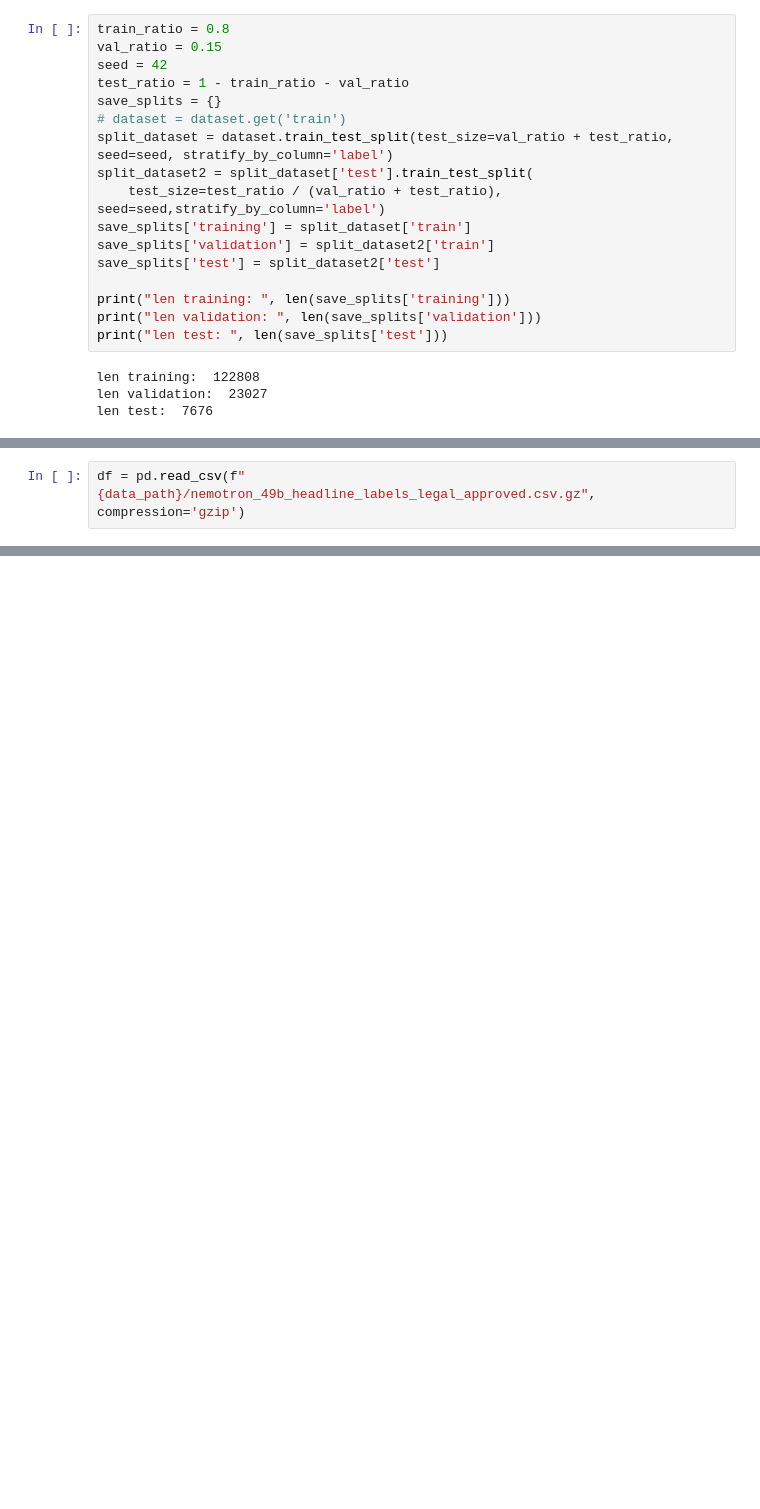
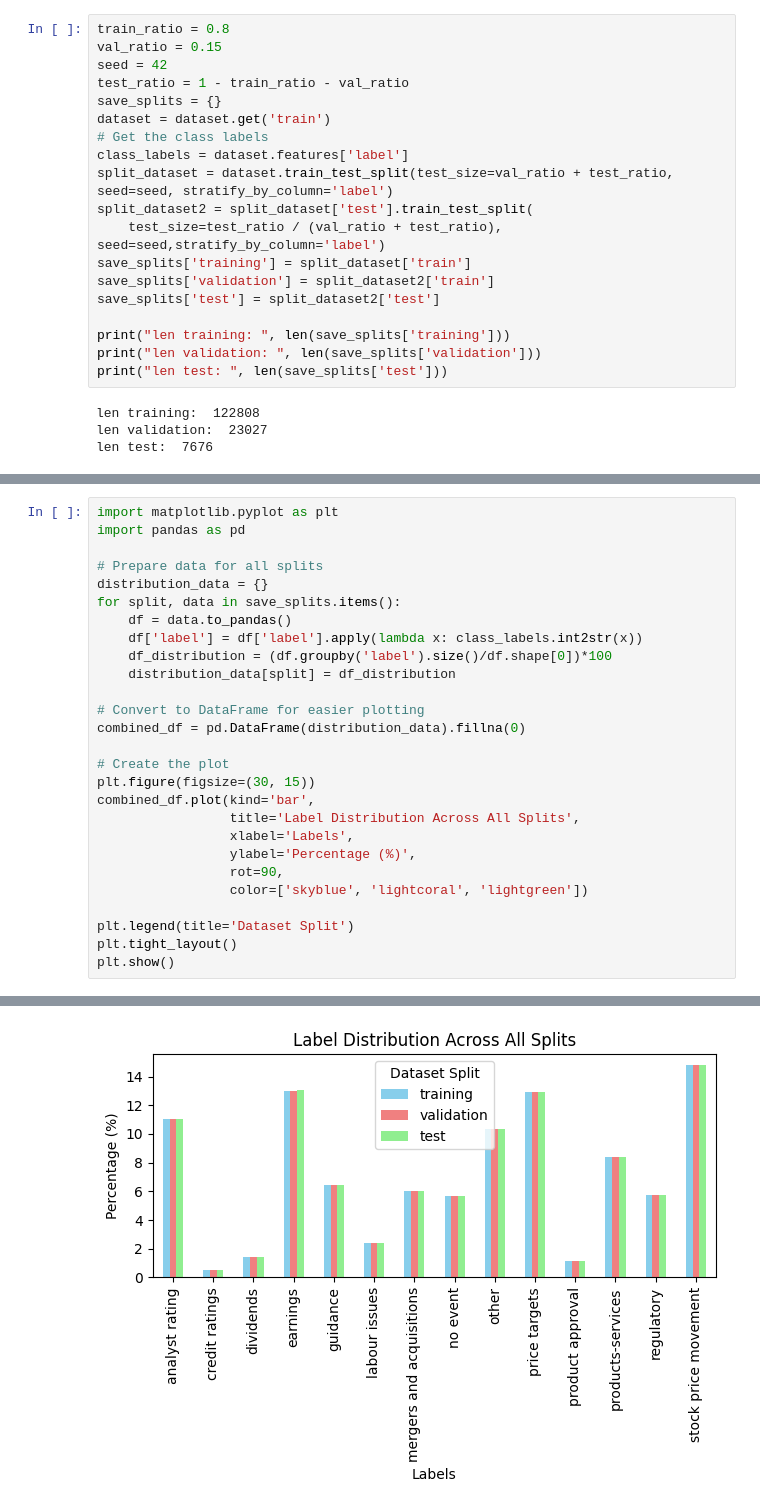
Before and after one commit to guilherme-pombo/nemo_customiser_k8_utils, a Jupyter notebook: nemoms_pythonsdk_lora/1_create_dataset.ipynb, the cells around one changed output, grey strips where cells are left out. Cells and saved outputs as stored; diff of their text form; blank space fills up the shorter version.

Commit message:
stratified dataset splits

```diff
--- a/nemoms_pythonsdk_lora/1_create_dataset.ipynb
+++ b/nemoms_pythonsdk_lora/1_create_dataset.ipynb
@@ -54,7 +47,9 @@ val_ratio = 0.15
 seed = 42
 test_ratio = 1 - train_ratio - val_ratio
 save_splits = {}
-# dataset = dataset.get('train')
+dataset = dataset.get('train')
+# Get the class labels
+class_labels = dataset.features['label']
 split_dataset = dataset.train_test_split(test_size=val_ratio + test_ratio, seed=seed, stratify_by_column='label')
 split_dataset2 = split_dataset['test'].train_test_split(
     test_size=test_ratio / (val_ratio + test_ratio), seed=seed,stratify_by_column='label')
@@ -96,2 +89,28 @@ import pandas as pd
 # %%
-df = pd.read_csv(f"{data_path}/nemotron_49b_headline_labels_legal_approved.csv.gz", compression='gzip')
+import matplotlib.pyplot as plt
+import pandas as pd
+
+# Prepare data for all splits
+distribution_data = {}
+for split, data in save_splits.items():
+    df = data.to_pandas()
+    df['label'] = df['label'].apply(lambda x: class_labels.int2str(x))
+    df_distribution = (df.groupby('label').size()/df.shape[0])*100
+    distribution_data[split] = df_distribution
+
+# Convert to DataFrame for easier plotting
+combined_df = pd.DataFrame(distribution_data).fillna(0)
+
+# Create the plot
+plt.figure(figsize=(30, 15))
+combined_df.plot(kind='bar',
+                 title='Label Distribution Across All Splits',
+                 xlabel='Labels',
+                 ylabel='Percentage (%)',
+                 rot=90,
+                 color=['skyblue', 'lightcoral', 'lightgreen'])
+
+plt.legend(title='Dataset Split')
+plt.tight_layout()
+plt.show()
+# %% [output]
@@ -97,0 +118 @@ df = pd.read_csv(f"{data_path}/nemotron_49b_headline_labels_legal_approved.csv.g
+[figure, added]
```
Also changed, not shown: parts of 5 cells of this notebook, 3 other files.
